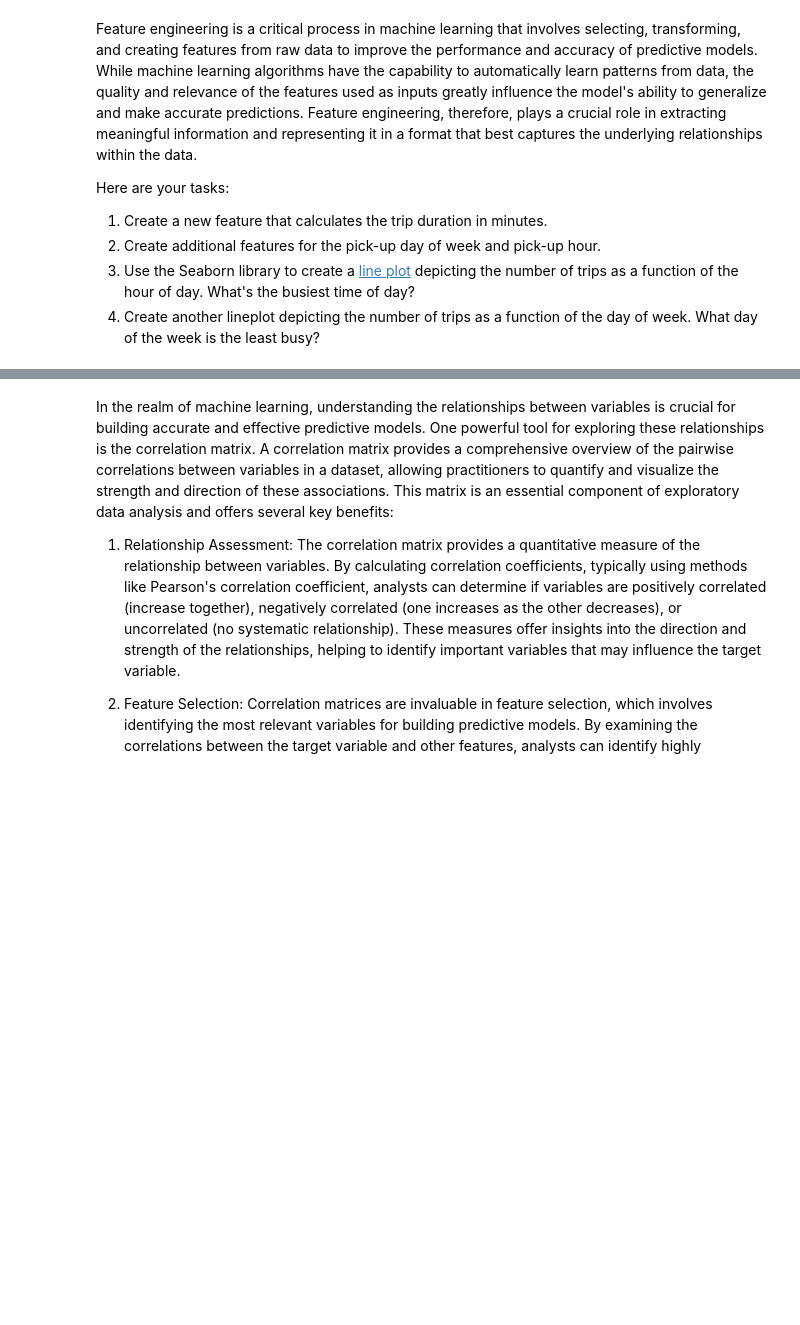
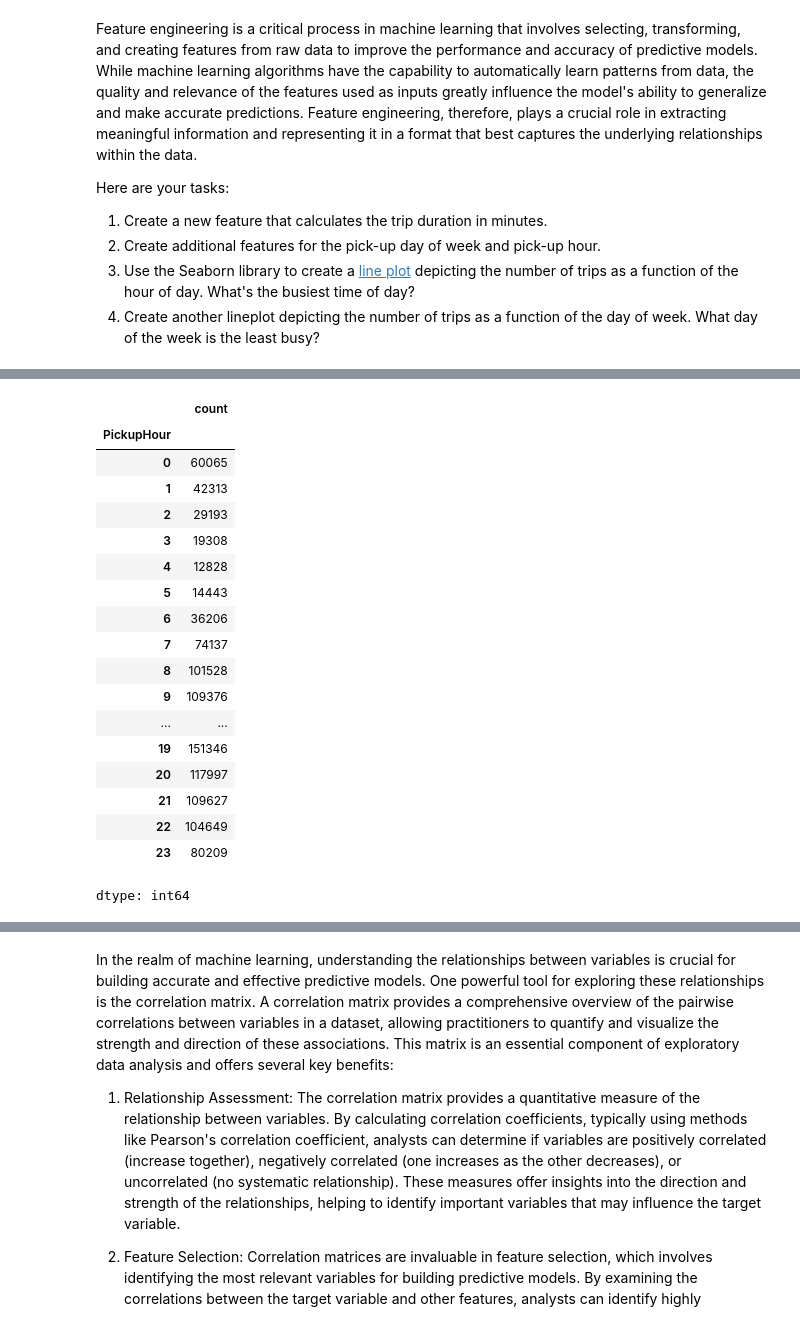
Before and after one commit to jgeiger81/sbml, a Jupyter notebook: JasonG_MLE_MiniProject_EDA.ipynb, the cells around one changed output, grey strips where cells are left out. Saved outputs shown, nothing was run; the diff lists cells and outputs as text; code cells hidden in the pictures; blank space fills up the shorter version.

```diff
--- a/JasonG_MLE_MiniProject_EDA.ipynb
+++ b/JasonG_MLE_MiniProject_EDA.ipynb
@@ -123,2 +165,25 @@ Here are your tasks:
 # %%
 # Create new columns for pickup hour and day of week
+df["PickupHour"] = df["tpep_pickup_datetime"].dt.hour
+pickupsByHour = df["PickupHour"].value_counts().sort_index(ascending=True)
+pickupsByHour
+# %% [output]
+|  | count |
+| PickupHour |  |
+| 0 | 60065 |
+| 1 | 42313 |
+| 2 | 29193 |
+| 3 | 19308 |
+| 4 | 12828 |
+| 5 | 14443 |
+| 6 | 36206 |
+| 7 | 74137 |
+| 8 | 101528 |
+| 9 | 109376 |
+| ... | ... |
+| 19 | 151346 |
+| 20 | 117997 |
+| 21 | 109627 |
+| 22 | 104649 |
+| 23 | 80209 |
+dtype: int64
```
Also changed, not shown: parts of 10 cells of this notebook.
